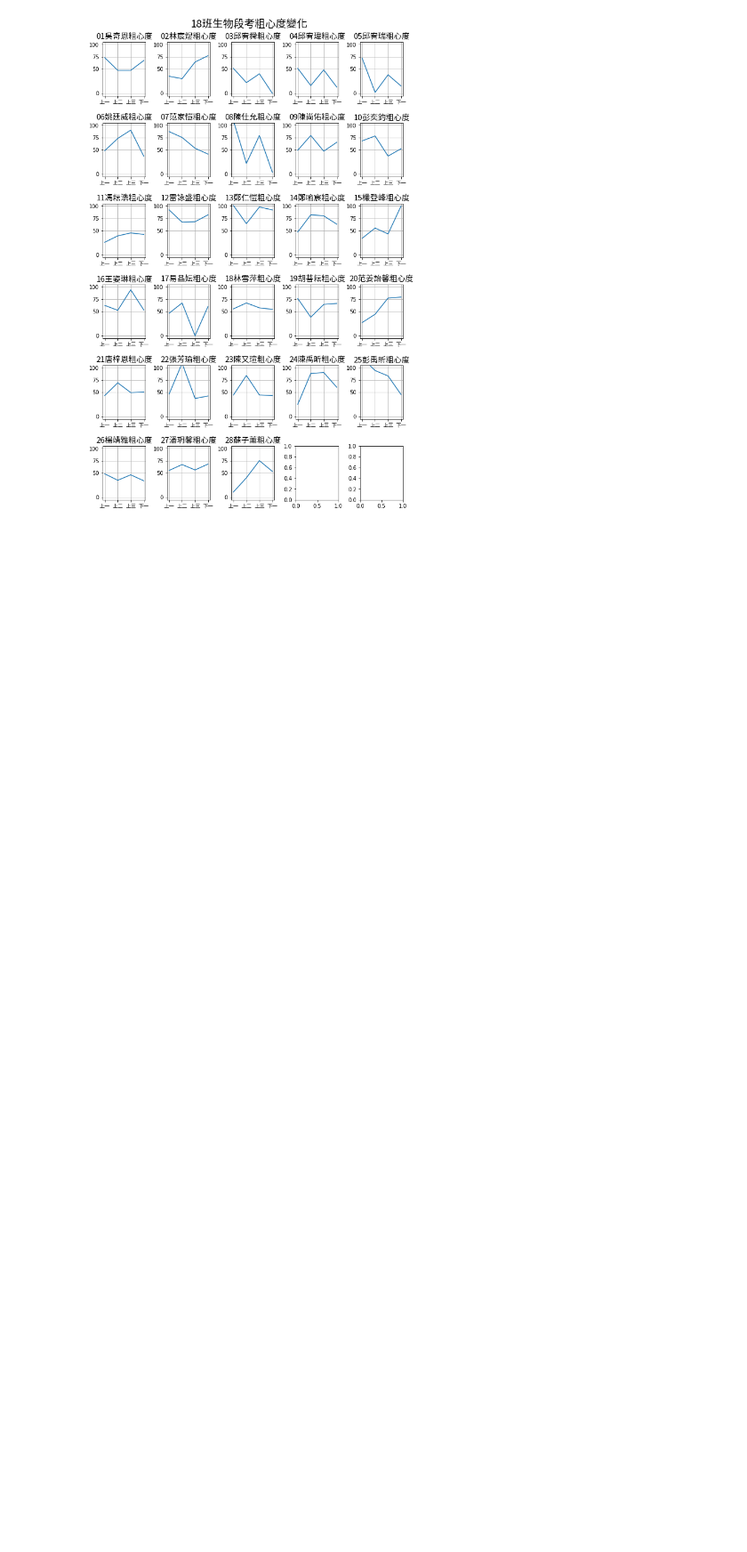
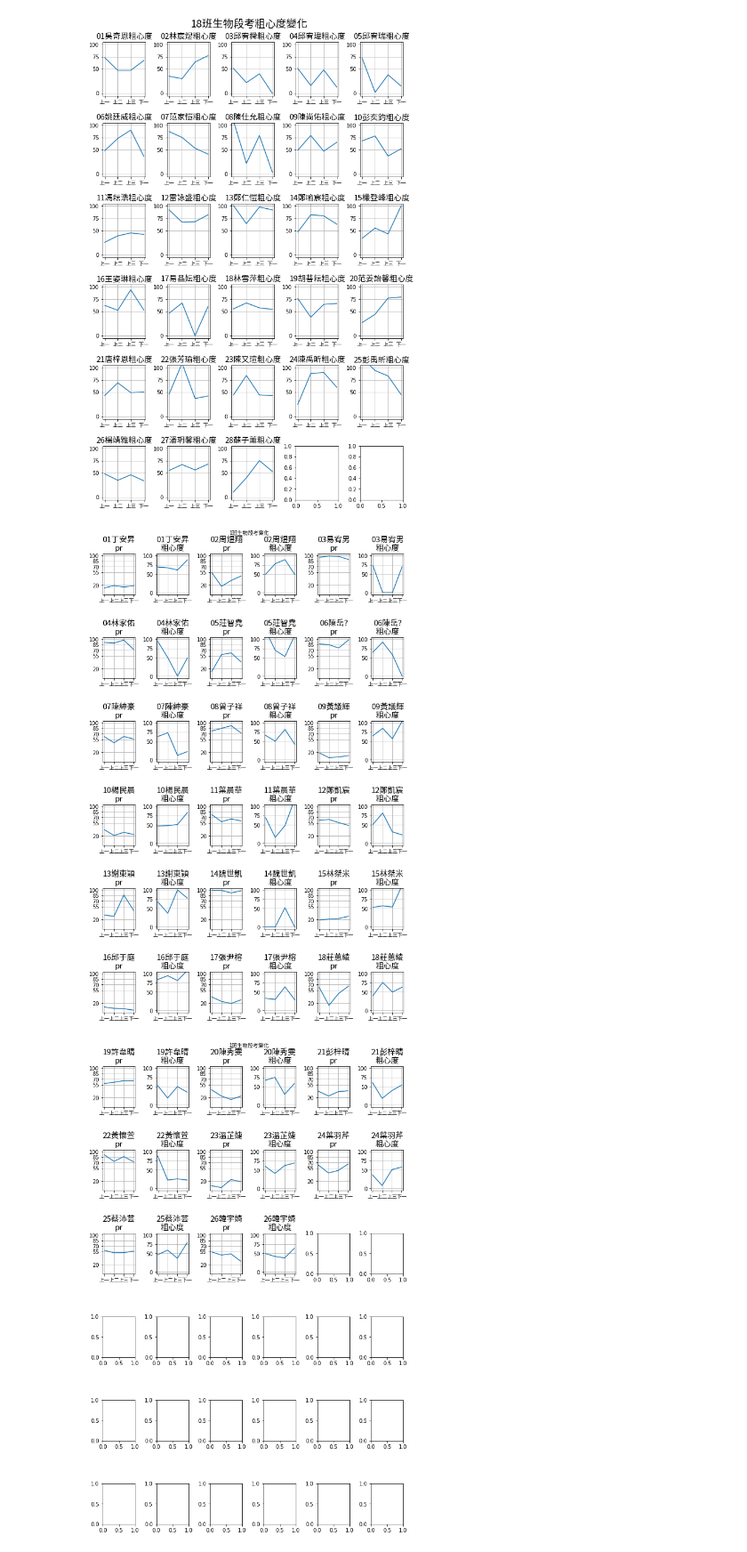
Before and after one commit to ChihHsiangChien/scoreAnalyze, a Jupyter notebook: 成績分析/scoreAnalyz.ipynb, the cells around one changed output. Shown at 89% size. Cells and saved outputs as stored; diff of their text form; code cells hidden in the pictures; blank space fills up the shorter version.

```diff
--- a/成績分析/scoreAnalyz.ipynb
+++ b/成績分析/scoreAnalyz.ipynb
@@ -195,0 +313,8 @@ for stuclass in stuclass_list:
+# %%
+stuclass_list = [1,5,12,18]
+
+for stuclass in stuclass_list:
+    plotScore_2(stuclass)
+# %% [output]
+[figure, added]
+[figure, added]
```
Also changed, not shown: parts of 6 cells of this notebook, 8 other files.
